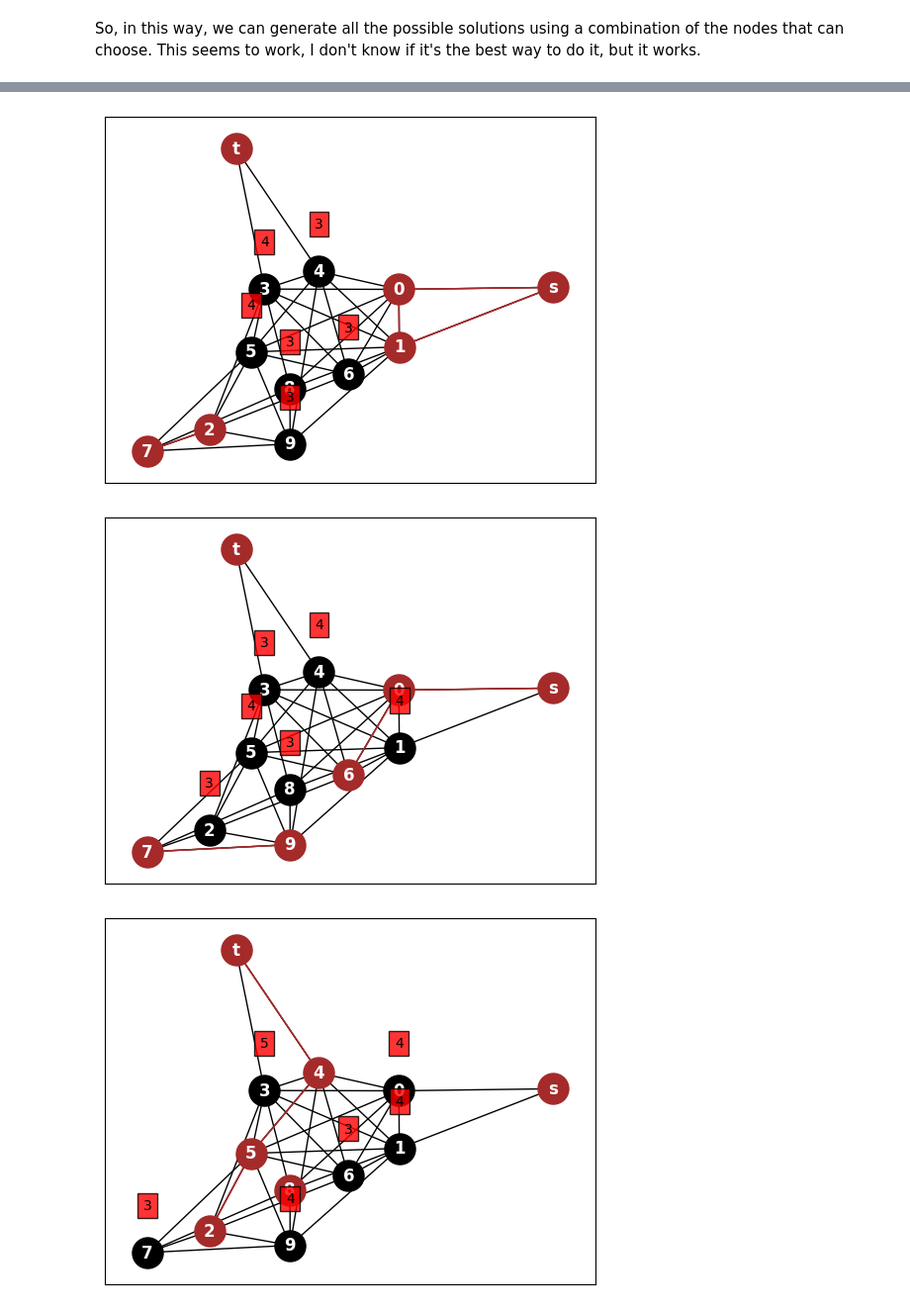
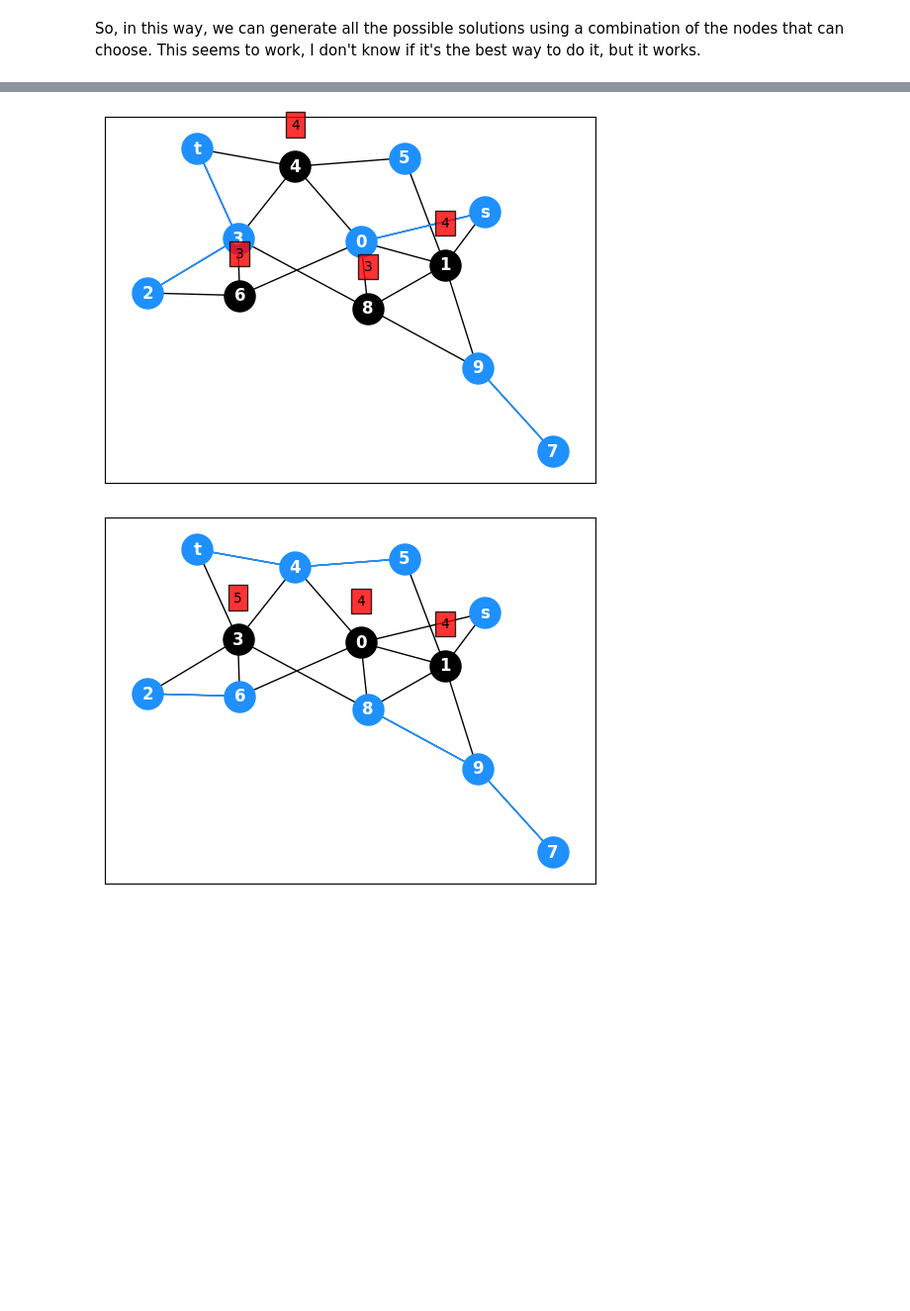
Before and after one commit to danieleavolio/2nd-Year, a Jupyter notebook: Algorithmic Game Theory/Progetto/project.ipynb, the cells around one changed output, grey strips where cells are left out. Shown at 99% size. Saved outputs shown, nothing was run; the diff lists cells and outputs as text; code cells hidden in the pictures; blank space fills up the shorter version.

```diff
--- a/Algorithmic Game Theory/Progetto/project.ipynb
+++ b/Algorithmic Game Theory/Progetto/project.ipynb
@@ -222,7 +222,7 @@ We just got the payoff for each agent. This is feasible because we have a small
 # Generate a big random graph, having s and t as starting and ending nodes
 import random
 random.seed(42)
-G2 = nx.gnm_random_graph(10, 20, seed=42, directed=False)
+G2 = nx.gnm_random_graph(10, 15, seed=42, directed=False)
 
 print ("The graph has the following nodes: ")
 print (list(G2.nodes()))
@@ -528,11 +545,11 @@ All acceptable solutions:
 
 for i in acceptable_solutions:
     pos = nx.spring_layout(G, seed=42)
-    nx.draw_networkx_nodes(G,pos, nodelist=acceptable_solutions[i]["in"], node_color='brown', node_size=500, alpha=1)
+    nx.draw_networkx_nodes(G,pos, nodelist=acceptable_solutions[i]["in"], node_color='dodgerblue', node_size=500, alpha=1)
     nx.draw_networkx_nodes(G,pos, nodelist=acceptable_solutions[i]["out"], node_color='black', node_size=500, alpha=1)
     nx.draw_networkx_edges(G,pos, width=1.0, alpha=1)
     nx.draw_networkx_labels(G,pos, font_color='white', font_size=12, font_weight='bold')
     for n in acceptable_solutions[i]["in"]:
-        nx.draw_networkx_edges(G,pos, edgelist=[(n, x) for x in G.neighbors(n) if x in acceptable_solutions[i]["in"]], width=1.0, alpha=1, edge_color='brown')
+        nx.draw_networkx_edges(G,pos, edgelist=[(n, x) for x in G.neighbors(n) if x in acceptable_solutions[i]["in"]], width=1.0, alpha=1, edge_color='dodgerblue')
     plt.show()
 # %% [output]
@@ -613,19 +623,18 @@ All acceptable solutions:
 # %%
 for i in acceptable_solutions:
     pos = nx.spring_layout(G2, seed=42)
-    nx.draw_networkx_nodes(G2,pos, nodelist=acceptable_solutions[i]["in"], node_color='brown', node_size=500, alpha=1)
+    nx.draw_networkx_nodes(G2,pos, nodelist=acceptable_solutions[i]["in"], node_color='dodgerblue', node_size=500, alpha=1)
     nx.draw_networkx_nodes(G2,pos, nodelist=acceptable_solutions[i]["out"], node_color='black', node_size=500, alpha=1)
     nx.draw_networkx_edges(G2,pos, width=1.0, alpha=1)
     nx.draw_networkx_labels(G2,pos, font_color='white', font_size=12, font_weight='bold')
     #draw the edges of the in nodes in green
     for n in acceptable_solutions[i]["in"]:
-        nx.draw_networkx_edges(G2,pos, edgelist=[(n, x) for x in G2.neighbors(n) if x in acceptable_solutions[i]["in"]], width=1.0, alpha=1, edge_color='brown')
+        nx.draw_networkx_edges(G2,pos, edgelist=[(n, x) for x in G2.neighbors(n) if x in acceptable_solutions[i]["in"]], width=1.0, alpha=1, edge_color='dodgerblue')
 
     for n in acceptable_solutions[i]["out"]:
         plt.text(pos[n][0], pos[n][1] + 0.2, len([x for x in G2.neighbors(n) if x in acceptable_solutions[i]["in"]]), bbox=dict(facecolor='red', alpha=0.8), horizontalalignment='center')
 
     plt.show()
 # %% [output]
-[figure, old version]
+[figure, new version]
-[figure, old version]
+[figure, new version]
-[figure, removed]
```
Also changed, not shown: parts of 33 cells of this notebook.
